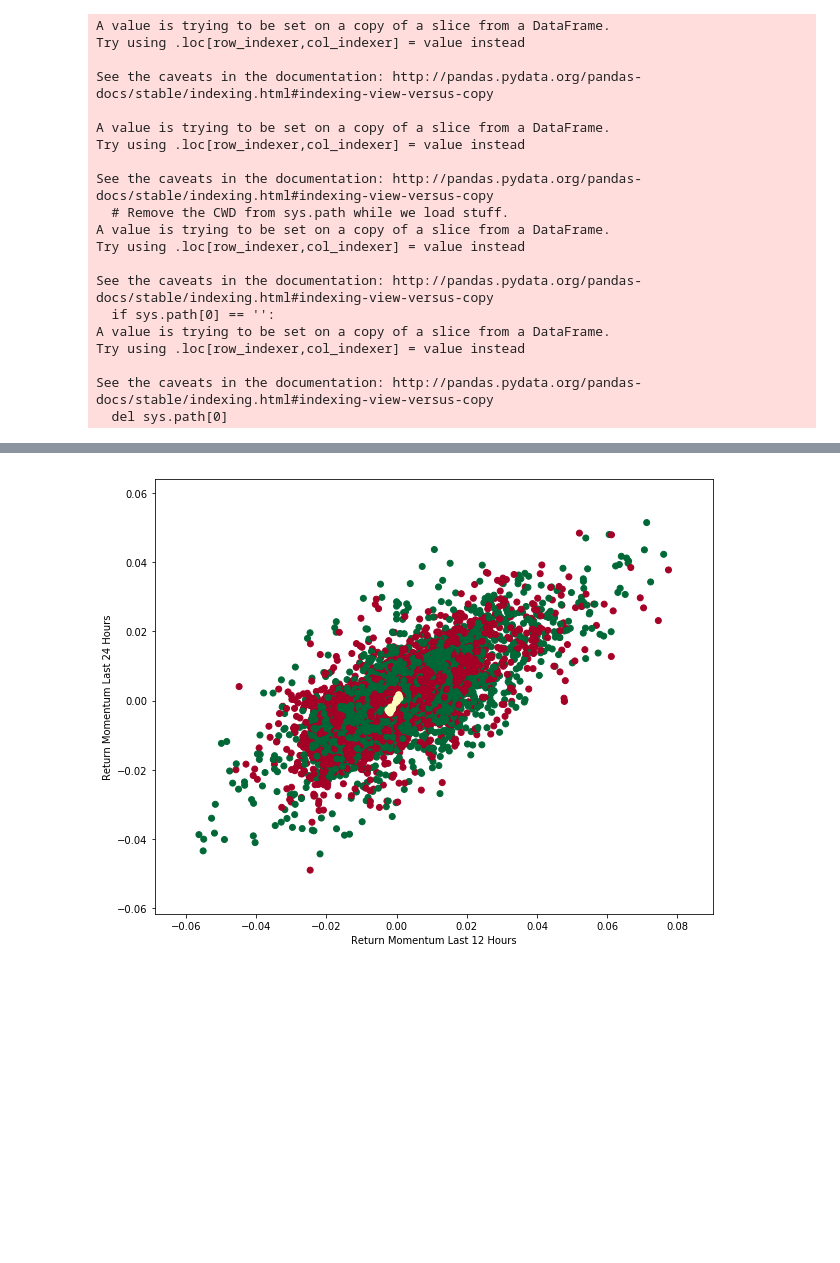
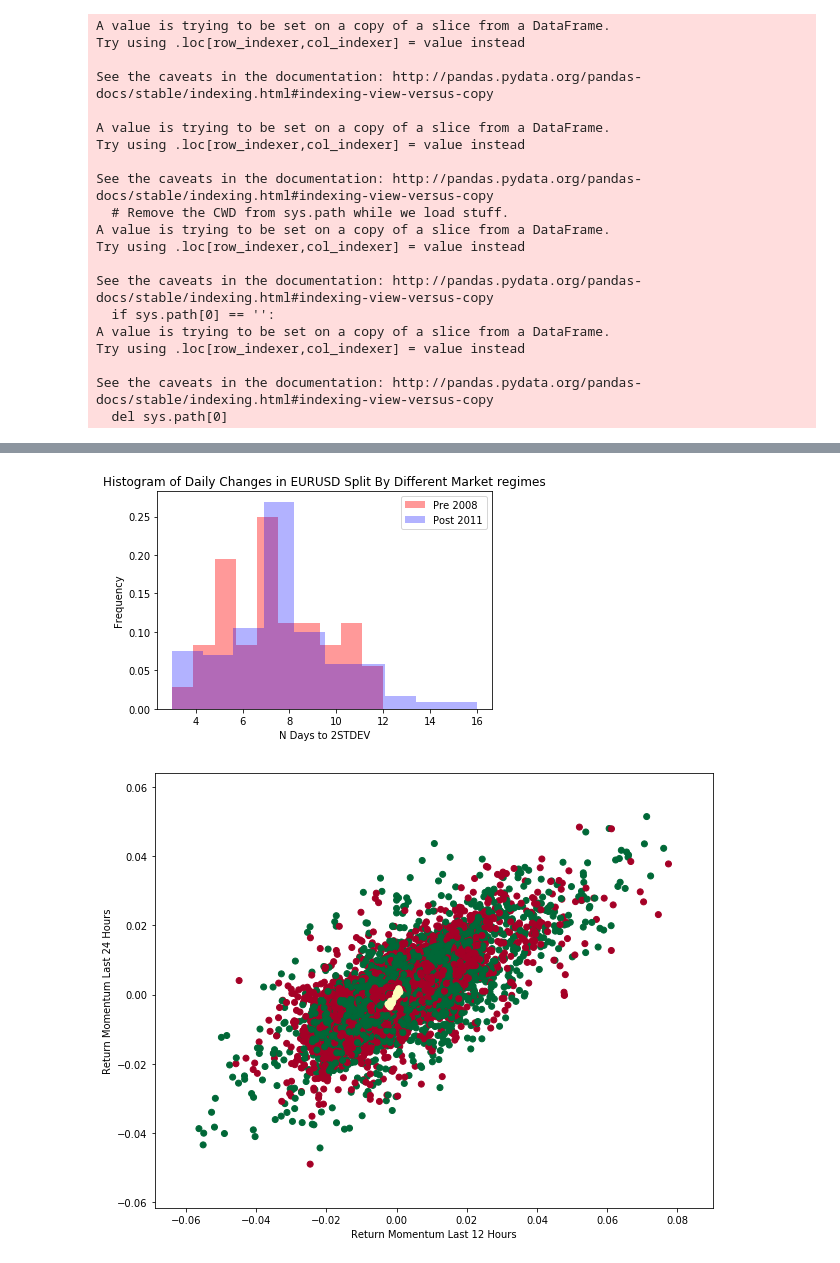
Before and after one commit to egill12/machine_learning, a Jupyter notebook: eurusd_analysis.ipynb, the cells around one changed output, grey strips where cells are left out. Saved outputs shown, nothing was run; the diff lists cells and outputs as text; code cells hidden in the pictures; blank space fills up the shorter version.

```diff
--- a/eurusd_analysis.ipynb
+++ b/eurusd_analysis.ipynb
@@ -65,0 +97,21 @@ eurusd['MidClose_24h_prior'].iloc[:-1].shape
+# %%
+x = daily_1600['MidClose_pct_chg']/(daily_1600['MidClose_pct_chg'].rolling(252).std())
+STDEV = 5
+x = x.replace(np.nan,0)
+cummysum = 0
+storage = []
+num_days = 0
+days = []
+for el in list(abs(x.values)):
+    num_days += 1
+    cummysum += el
+    if cummysum >= STDEV:
+        storage.append(cummysum)
+        days.append(num_days)
+        cummysum = 0
+        num_days = 0
+    else:
+        storage.append(np.nan)
+        days.append(np.nan)
+
+stry = pd.DataFrame({"MoveSize": storage, "Days": days})
@@ -66,3 +148,14 @@ eurusd['MidClose_24h_prior'].iloc[:-1].shape
+# %%
+n, bins, patches = plt.hist(df2008.iloc[500:].loc[df2008 > 0], normed=True, bins=10,color = "r",alpha = 0.4)
+n, bins, patches = plt.hist(df2010.loc[df2010 > 0], normed=True, bins=10,color = "b",alpha= 0.3)
+plt.xlabel('N Days to 2STDEV')
+plt.ylabel('Frequency')
+plt.title(r'Histogram of Daily Changes in EURUSD Split By Different Market regimes')
+plt.legend(['Pre 2008',"Post 2011"])
+plt.show()
+#plt.savefig("C:/Users/edgil/Documents/Masters/dissertation/document/images/TrendSpeedHIst.png")
+# %% [output]
+[figure, added]
 # %%
 fig = plt.figure(1,figsize=(10,8))
 ax = fig.add_subplot(111)
```
Also changed, not shown: parts of 7 cells of this notebook.
